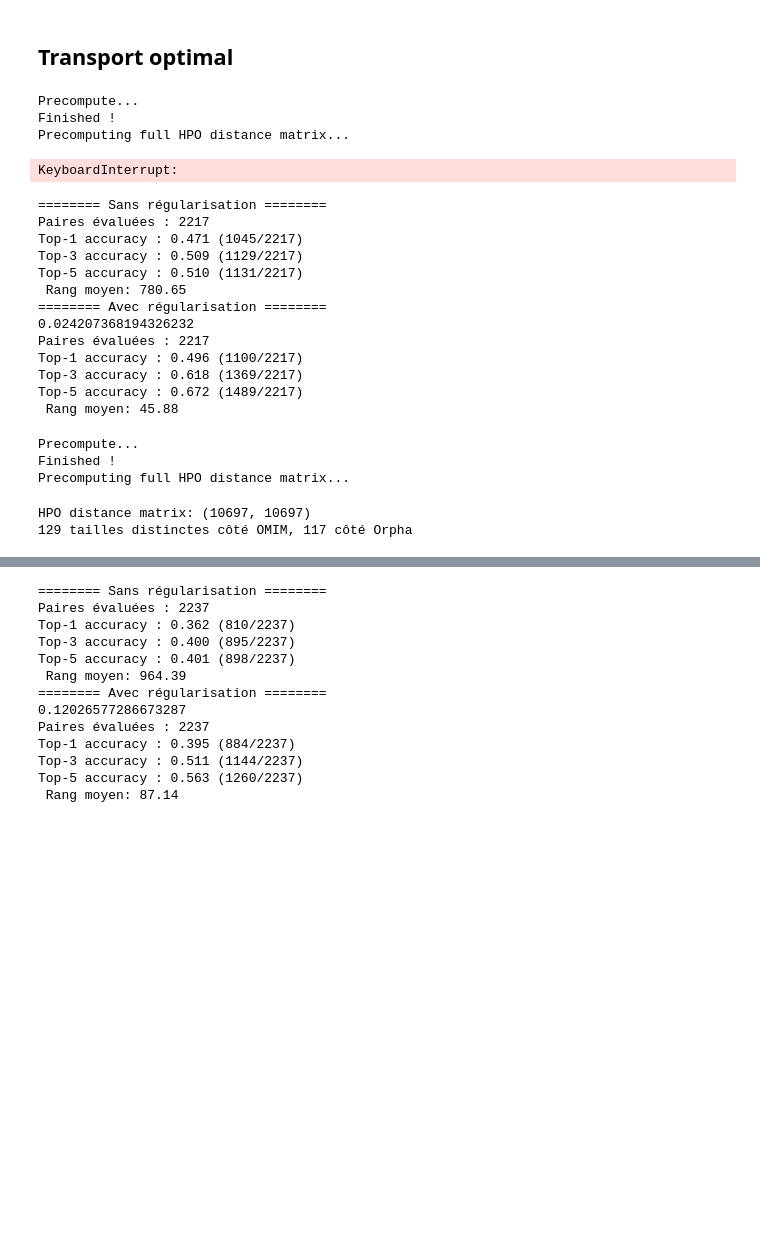
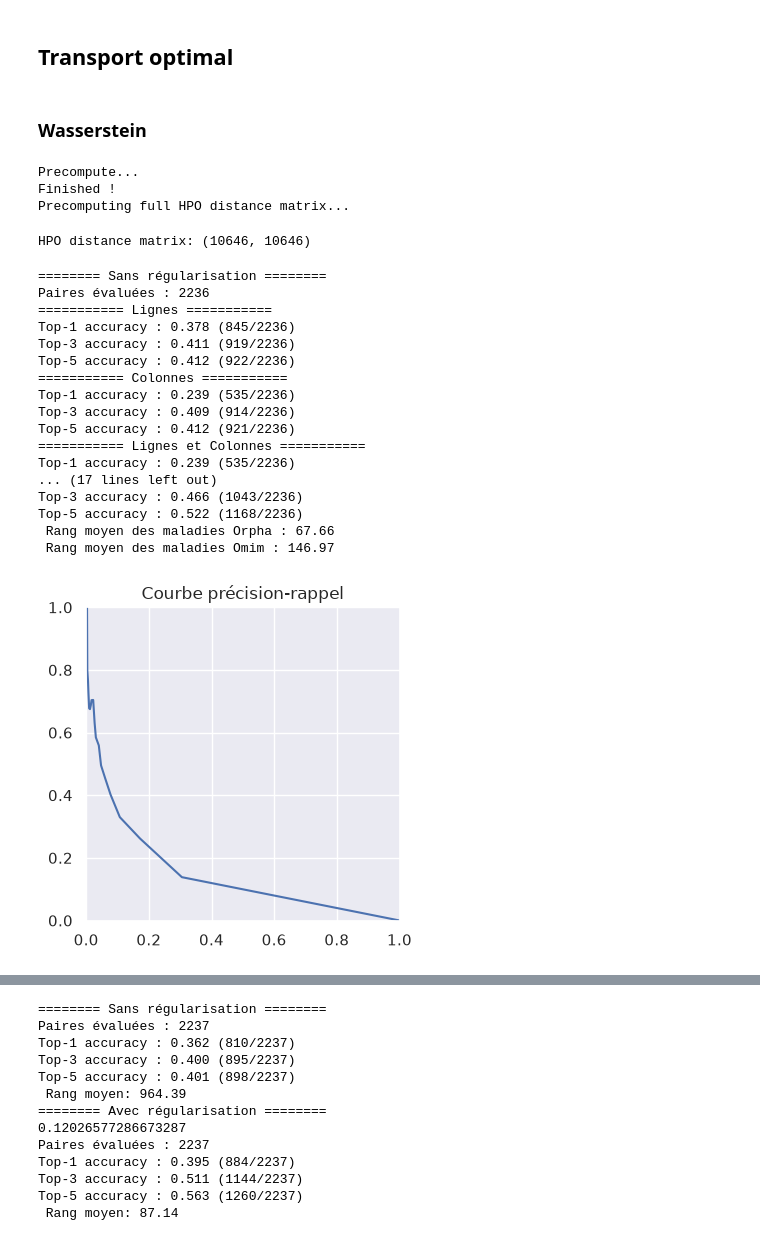
Before and after one commit to averniere/OT_simulation_maladies, a Jupyter notebook: HGCN/test.ipynb, the cells around one changed output, grey strips where cells are left out. Drawn from its saved outputs; the diff is of its cells as text; code cells hidden in the pictures; blank space fills up the shorter version.

```diff
--- a/HGCN/test.ipynb
+++ b/HGCN/test.ipynb
@@ -210,15 +111,19 @@ S = data.node_similarity_score(union_diseases, G_hpo_work)
+# %% [markdown]
+### Wasserstein
 # %%
-C = OT.compute_costs_matrix_wasserstein2(w_omim, w_orpha, node2idx, embeddings, manifold, c=1., S=S)
+C = OT.compute_costs_matrix_wasserstein2(
+    work_omim2, work_orpha2, node2id_w, embeddings, poincare.PoincareManifold(), c=1.
+    )
 # %% [output]
 Precompute...
 Finished !
 Precomputing full HPO distance matrix...
-KeyboardInterrupt:
+HPO distance matrix: (10646, 10646)
 # %%
 # Sans régularisation
 print("======== Sans régularisation ========")
 ot_plan, ot_cost = OT.compute_transport(C, a=None, b=None)
-ranks, pairs = OT.evaluate_transport(ot_plan, gt_set, C)
+ranks,_, pairs, _, _ = OT.evaluate_transport(ot_plan, gt_set2, C)
 
 # Avec régularisation
 print("======== Avec régularisation ========")
@@ -226,26 +131,32 @@ grid = np.linspace(0.01, 5, 100)
 epsilon = grid[1] * np.mean(C)
 print(epsilon)
 ot_plan_reg, ot_cots_reg = OT.compute_transport_sinkhorn(C, None, None, epsilon, 10000, 1e-4, False)
-ranks_reg, pairs_reg = OT.evaluate_transport(ot_plan_reg, gt_set, C)
+ranks_reg, _, pairs_reg, _, _ = OT.evaluate_transport(ot_plan_reg, gt_set2, C)
+
+dict_method={}
+dict_method['wasserstein_chami']={
+        "cost_matrix": C,
+        "ot_plan":ot_plan_reg}
+save_method(dict_method, 'wasserstein_chami')
 # %% [output]
 ======== Sans régularisation ========
-Paires évaluées : 2217
-Top-1 accuracy : 0.471 (1045/2217)
-Top-3 accuracy : 0.509 (1129/2217)
-Top-5 accuracy : 0.510 (1131/2217)
- Rang moyen: 780.65
-======== Avec régularisation ========
-0.024207368194326232
-Paires évaluées : 2217
-Top-1 accuracy : 0.496 (1100/2217)
-Top-3 accuracy : 0.618 (1369/2217)
-Top-5 accuracy : 0.672 (1489/2217)
- Rang moyen: 45.88
+Paires évaluées : 2236
+=========== Lignes ===========
+Top-1 accuracy : 0.378 (845/2236)
+Top-3 accuracy : 0.411 (919/2236)
+Top-5 accuracy : 0.412 (922/2236)
+=========== Colonnes ===========
+Top-1 accuracy : 0.239 (535/2236)
+Top-3 accuracy : 0.409 (914/2236)
+Top-5 accuracy : 0.412 (921/2236)
+=========== Lignes et Colonnes ===========
+Top-1 accuracy : 0.239 (535/2236)
+... (17 lines left out)
+Top-3 accuracy : 0.466 (1043/2236)
+Top-5 accuracy : 0.522 (1168/2236)
+ Rang moyen des maladies Orpha : 67.66
+ Rang moyen des maladies Omim : 146.97
-# %%
-C_batch = OT.compute_costs_matrix_wasserstein_batched(w_omim, w_orpha, node2idx, embeddings, manifold, c=1., S=S)
-# %% [output]
-Precompute...
-Finished !
-Precomputing full HPO distance matrix...
-HPO distance matrix: (10697, 10697)
-129 tailles distinctes côté OMIM, 117 côté Orpha
+# %%
+OT.plot_PR_curve(ot_plan_reg, gt_set2, seuils)
+# %% [output]
+[figure, added]
```
Also changed, not shown: parts of 17 cells of this notebook, 20 other files.
